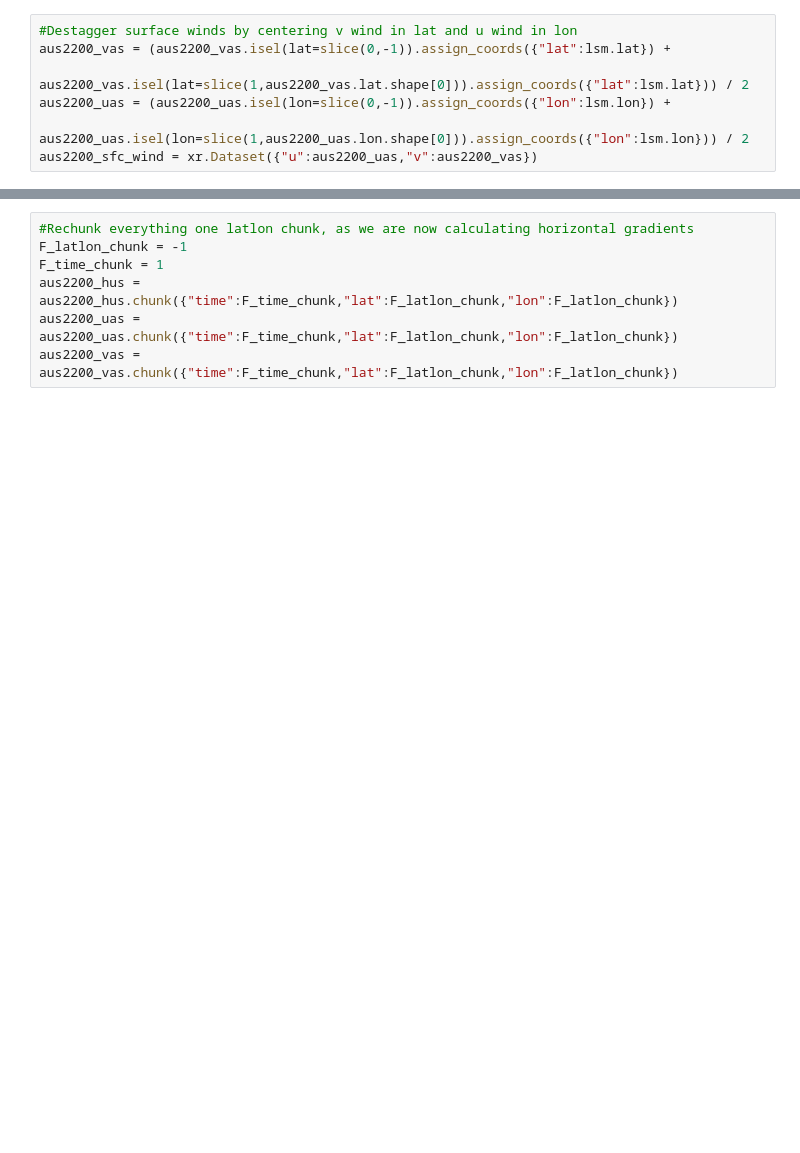
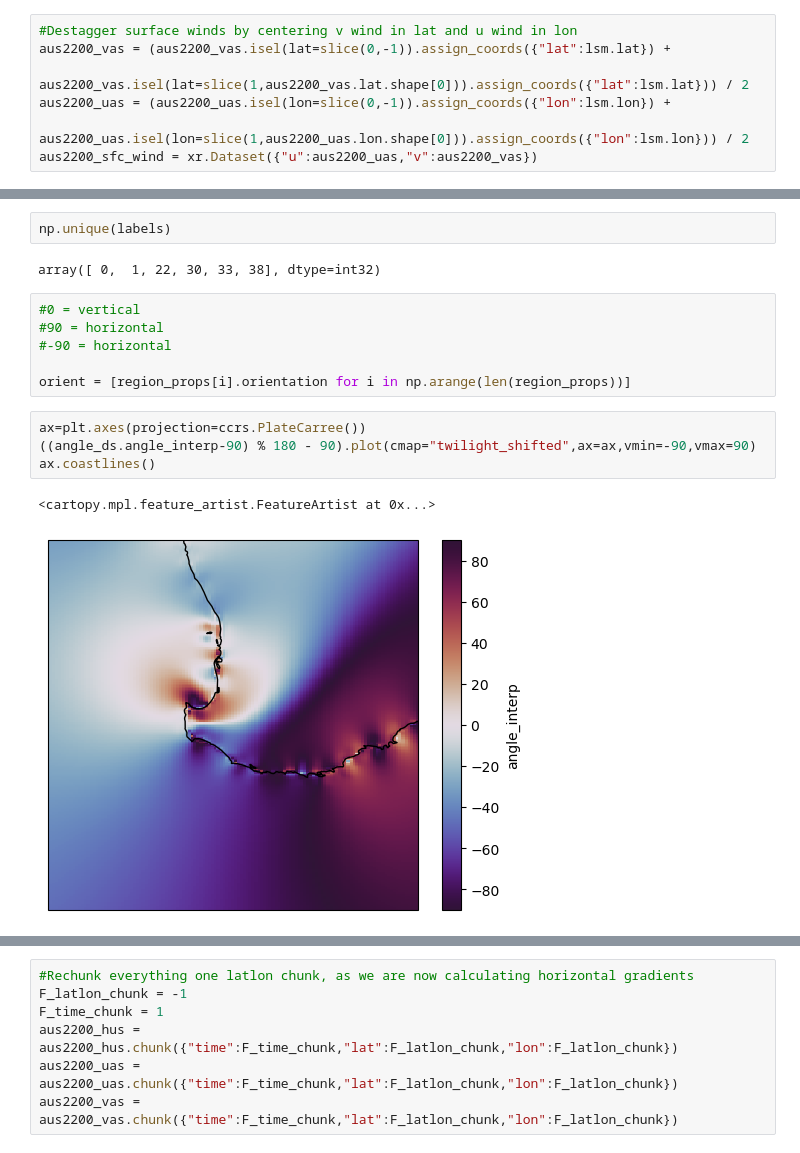
Before and after one commit to andrewbrown31/sea_breeze, a Jupyter notebook: test_notebooks/aus2200_prelim.ipynb, the cells around one changed output, grey strips where cells are left out. Drawn from its saved outputs; the diff is of its cells as text; blank space fills up the shorter version.

```diff
--- a/test_notebooks/aus2200_prelim.ipynb
+++ b/test_notebooks/aus2200_prelim.ipynb
@@ -94,0 +217,17 @@ Text(0.5, 1.0, 'Perth airport')
+# %%
+np.unique(labels)
+# %% [output]
+array([ 0,  1, 22, 30, 33, 38], dtype=int32)
+# %%
+#0 = vertical
+#90 = horizontal
+#-90 = horizontal
+
+orient = [region_props[i].orientation for i in np.arange(len(region_props))]
+# %%
+ax=plt.axes(projection=ccrs.PlateCarree())
+((angle_ds.angle_interp-90) % 180 - 90).plot(cmap="twilight_shifted",ax=ax,vmin=-90,vmax=90)
+ax.coastlines()
+# %% [output]
+<cartopy.mpl.feature_artist.FeatureArtist at 0x...>
+[figure, added]
```
Also changed, not shown: parts of 21 cells of this notebook, 4 other files.
